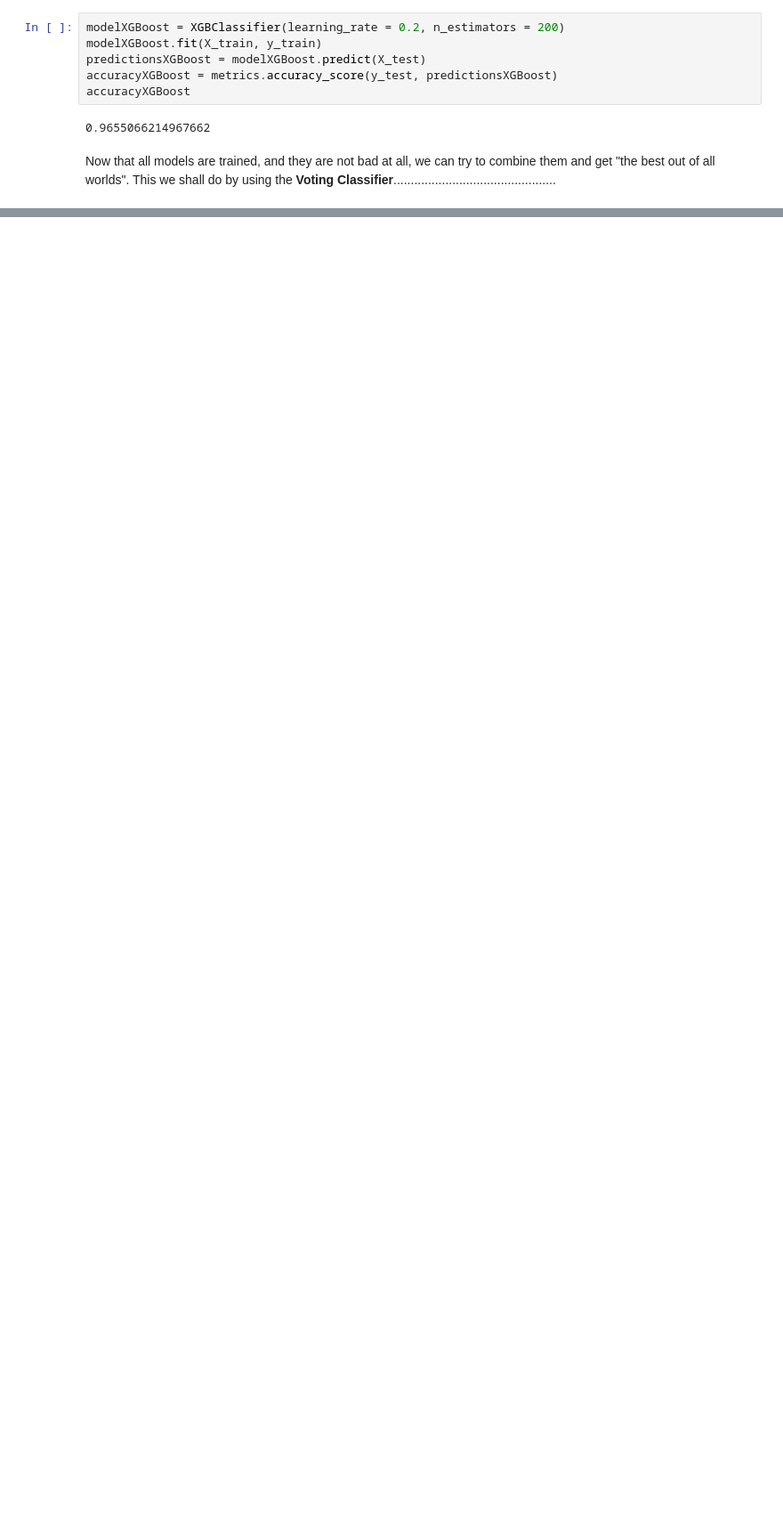
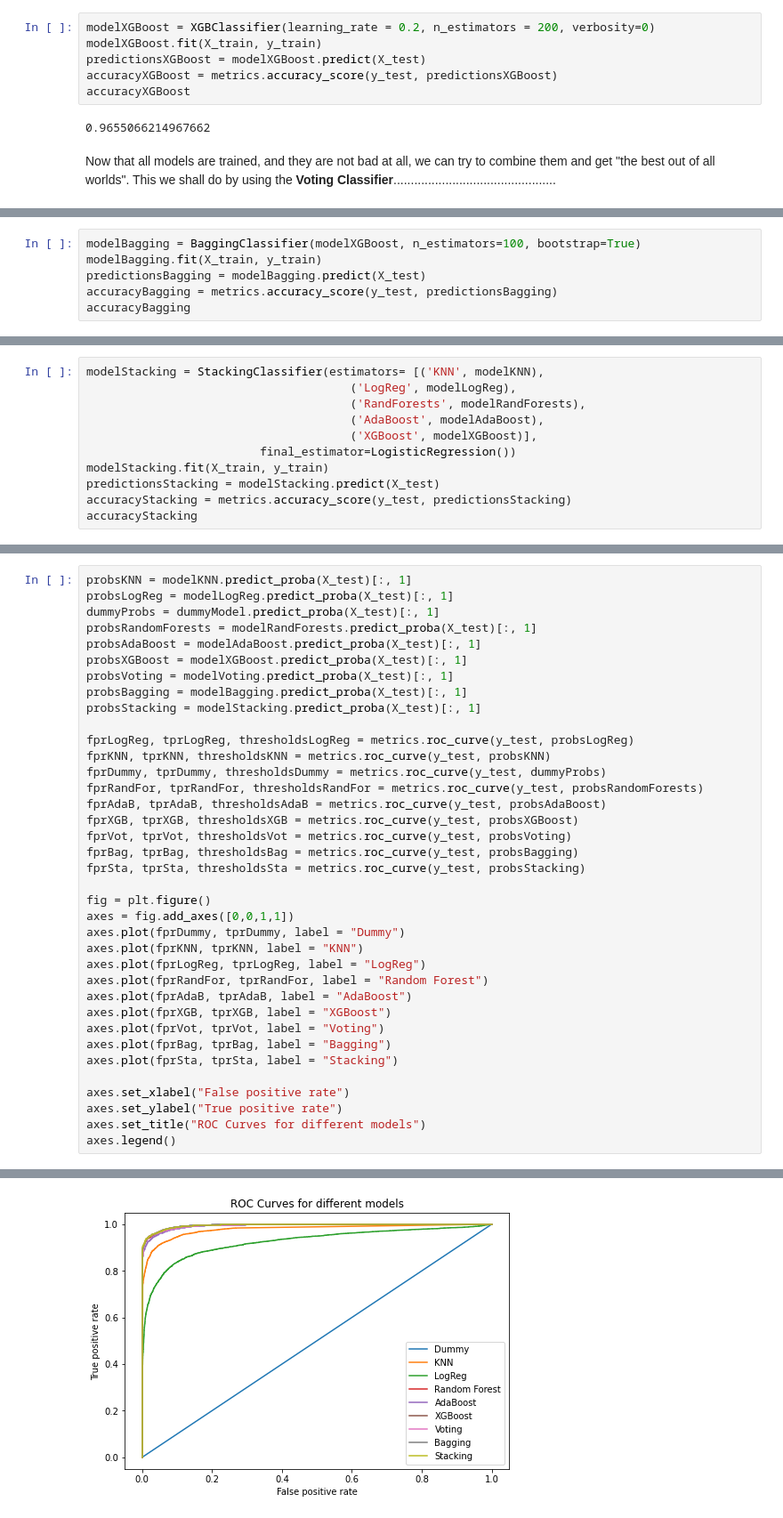
Before and after one commit to appeldaniel1998/Data-Visualization-Final-Project, a Jupyter notebook: Airline Satisfaction - Classification.ipynb, the cells around one changed output, grey strips where cells are left out. Shown at 89% size. Cells and saved outputs as stored; diff of their text form; blank space fills up the shorter version.

Commit message:
added more models
added voting, bagging, stacking calssifiers, tried pasting-worse (deleted)

```diff
--- a/Airline Satisfaction - Classification.ipynb
+++ b/Airline Satisfaction - Classification.ipynb
@@ -525,5 +513,5 @@ accuracyXGBoost
 # %%
-modelXGBoost = XGBClassifier(learning_rate = 0.2, n_estimators = 200)
+modelXGBoost = XGBClassifier(learning_rate = 0.2, n_estimators = 200, verbosity=0)
 modelXGBoost.fit(X_train, y_train)
 predictionsXGBoost = modelXGBoost.predict(X_test)
 accuracyXGBoost = metrics.accuracy_score(y_test, predictionsXGBoost)
@@ -555,0 +541,6 @@ accuracyVoting
+# %%
+modelBagging = BaggingClassifier(modelXGBoost, n_estimators=100, bootstrap=True)
+modelBagging.fit(X_train, y_train)
+predictionsBagging = modelBagging.predict(X_test)
+accuracyBagging = metrics.accuracy_score(y_test, predictionsBagging)
+accuracyBagging
@@ -555,0 +551,11 @@ accuracyVoting
+# %%
+modelStacking = StackingClassifier(estimators= [('KNN', modelKNN),
+                                      ('LogReg', modelLogReg),
+                                      ('RandForests', modelRandForests),
+                                      ('AdaBoost', modelAdaBoost),
+                                      ('XGBoost', modelXGBoost)],
+                         final_estimator=LogisticRegression())
+modelStacking.fit(X_train, y_train)
+predictionsStacking = modelStacking.predict(X_test)
+accuracyStacking = metrics.accuracy_score(y_test, predictionsStacking)
+accuracyStacking
@@ -555,0 +564,38 @@ accuracyVoting
+# %%
+probsKNN = modelKNN.predict_proba(X_test)[:, 1]
+probsLogReg = modelLogReg.predict_proba(X_test)[:, 1]
+dummyProbs = dummyModel.predict_proba(X_test)[:, 1]
+probsRandomForests = modelRandForests.predict_proba(X_test)[:, 1]
+probsAdaBoost = modelAdaBoost.predict_proba(X_test)[:, 1]
+probsXGBoost = modelXGBoost.predict_proba(X_test)[:, 1]
+probsVoting = modelVoting.predict_proba(X_test)[:, 1]
+probsBagging = modelBagging.predict_proba(X_test)[:, 1]
+probsStacking = modelStacking.predict_proba(X_test)[:, 1]
+
+fprLogReg, tprLogReg, thresholdsLogReg = metrics.roc_curve(y_test, probsLogReg)
+fprKNN, tprKNN, thresholdsKNN = metrics.roc_curve(y_test, probsKNN)
+fprDummy, tprDummy, thresholdsDummy = metrics.roc_curve(y_test, dummyProbs)
+fprRandFor, tprRandFor, thresholdsRandFor = metrics.roc_curve(y_test, probsRandomForests)
+fprAdaB, tprAdaB, thresholdsAdaB = metrics.roc_curve(y_test, probsAdaBoost)
+fprXGB, tprXGB, thresholdsXGB = metrics.roc_curve(y_test, probsXGBoost)
+fprVot, tprVot, thresholdsVot = metrics.roc_curve(y_test, probsVoting)
+fprBag, tprBag, thresholdsBag = metrics.roc_curve(y_test, probsBagging)
+fprSta, tprSta, thresholdsSta = metrics.roc_curve(y_test, probsStacking)
+
+fig = plt.figure()
+axes = fig.add_axes([0,0,1,1])
+axes.plot(fprDummy, tprDummy, label = "Dummy")
+axes.plot(fprKNN, tprKNN, label = "KNN")
+axes.plot(fprLogReg, tprLogReg, label = "LogReg")
+axes.plot(fprRandFor, tprRandFor, label = "Random Forest")
+axes.plot(fprAdaB, tprAdaB, label = "AdaBoost")
+axes.plot(fprXGB, tprXGB, label = "XGBoost")
+axes.plot(fprVot, tprVot, label = "Voting")
+axes.plot(fprBag, tprBag, label = "Bagging")
+axes.plot(fprSta, tprSta, label = "Stacking")
+
+axes.set_xlabel("False positive rate")
+axes.set_ylabel("True positive rate")
+axes.set_title("ROC Curves for different models")
+axes.legend()
+# %% [output]
@@ -555,0 +603 @@ accuracyVoting
+[figure, added]
```
Also changed, not shown: parts of 9 cells of this notebook.
